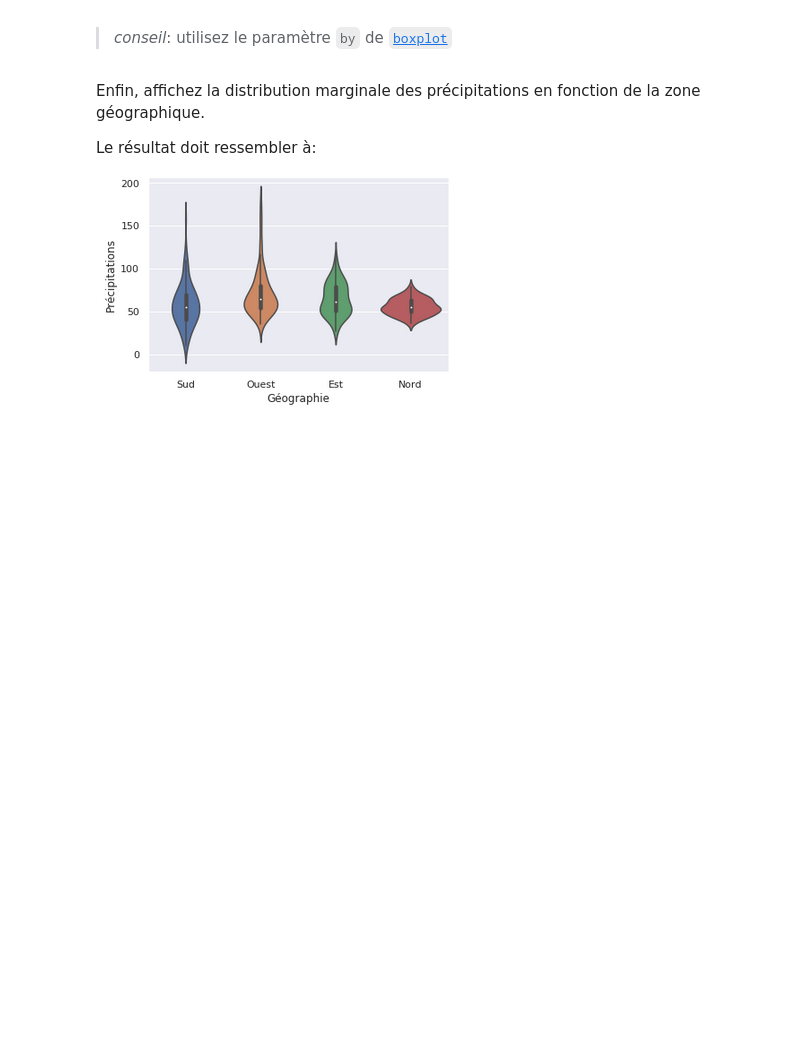
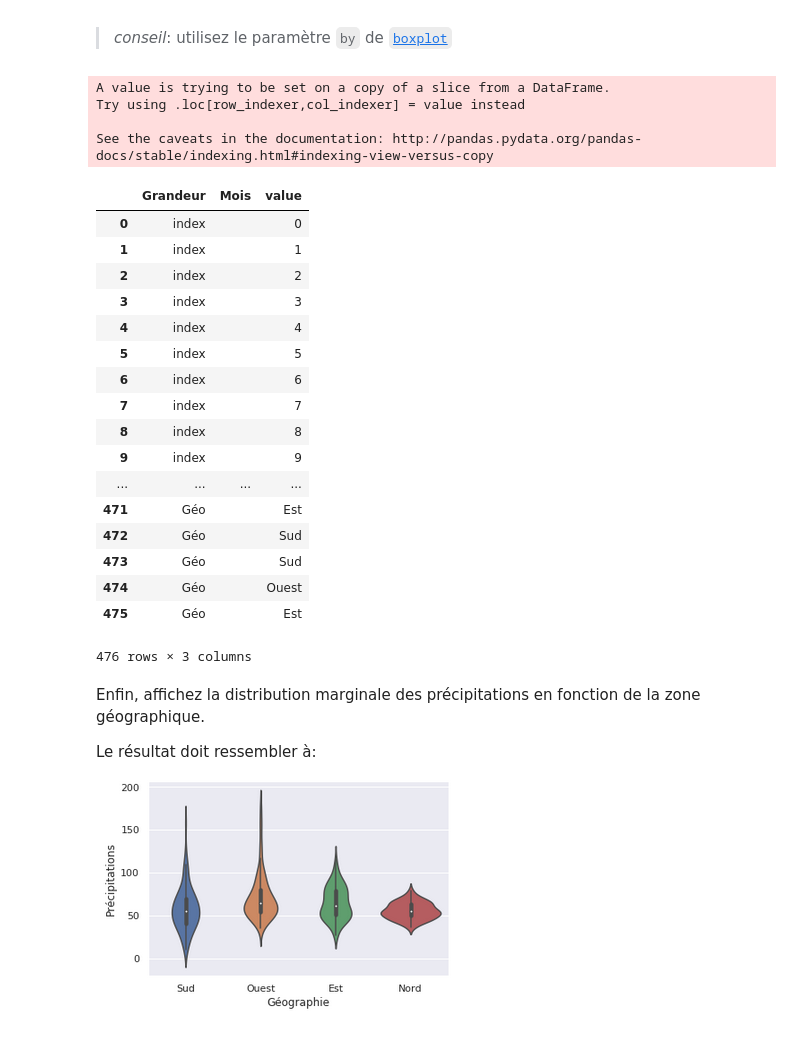
Before and after one commit to campusplage/compte-rendus-brun-franc, a Jupyter notebook: TP1_pandas.ipynb, the cells around one changed output. Drawn from its saved outputs; the diff is of its cells as text; code cells hidden in the pictures; blank space fills up the shorter version.

```diff
--- a/TP1_pandas.ipynb
+++ b/TP1_pandas.ipynb
@@ -253,3 +277,34 @@ Sophistiquez l'affichage précédent pour que les distributions se fassent en fo
+# %%
+data2=data.iloc[:,range(12)] # On reccupère les colonnes correspondant à "précipitation"
+data2["Géo"]=data["Géographie"]
+data2=data2.reset_index()
+data2=data2.drop(["Ville"],axis=1)
+data2
+graph = data2.reset_index().melt() # On réordonne le jeu de données sous forme de lignes
+graph
+# %% [output]
+A value is trying to be set on a copy of a slice from a DataFrame.
+Try using .loc[row_indexer,col_indexer] = value instead
+
+See the caveats in the documentation: http://pandas.pydata.org/pandas-docs/stable/indexing.html#indexing-view-versus-copy
+|  | Grandeur | Mois | value |
+| 0 | index |  | 0 |
+| 1 | index |  | 1 |
+| 2 | index |  | 2 |
+| 3 | index |  | 3 |
+| 4 | index |  | 4 |
+| 5 | index |  | 5 |
+| 6 | index |  | 6 |
+| 7 | index |  | 7 |
+| 8 | index |  | 8 |
+| 9 | index |  | 9 |
+| ... | ... | ... | ... |
+| 471 | Géo |  | Est |
+| 472 | Géo |  | Sud |
+| 473 | Géo |  | Sud |
+| 474 | Géo |  | Ouest |
+| 475 | Géo |  | Est |
+476 rows × 3 columns
 # %% [markdown]
 Enfin, affichez la distribution marginale des précipitations en fonction de la zone géographique.
 
```
Also changed, not shown: parts of 5 cells of this notebook.
